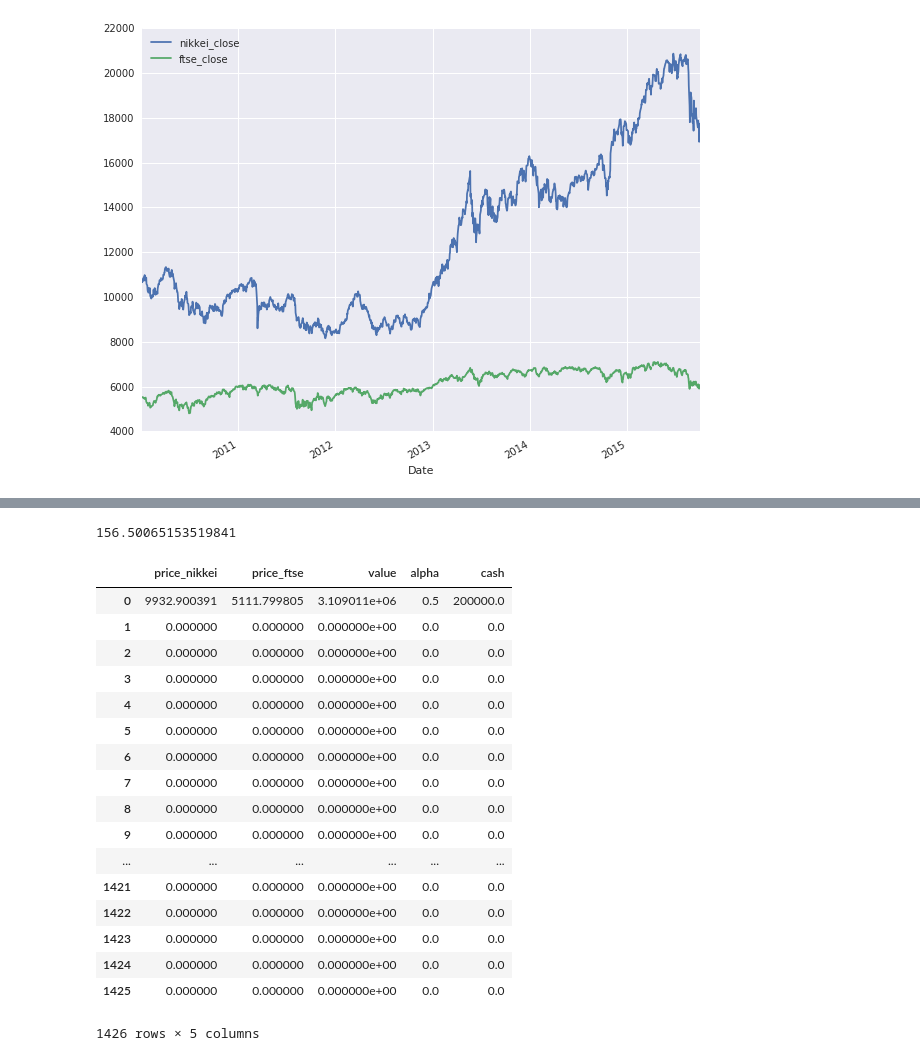
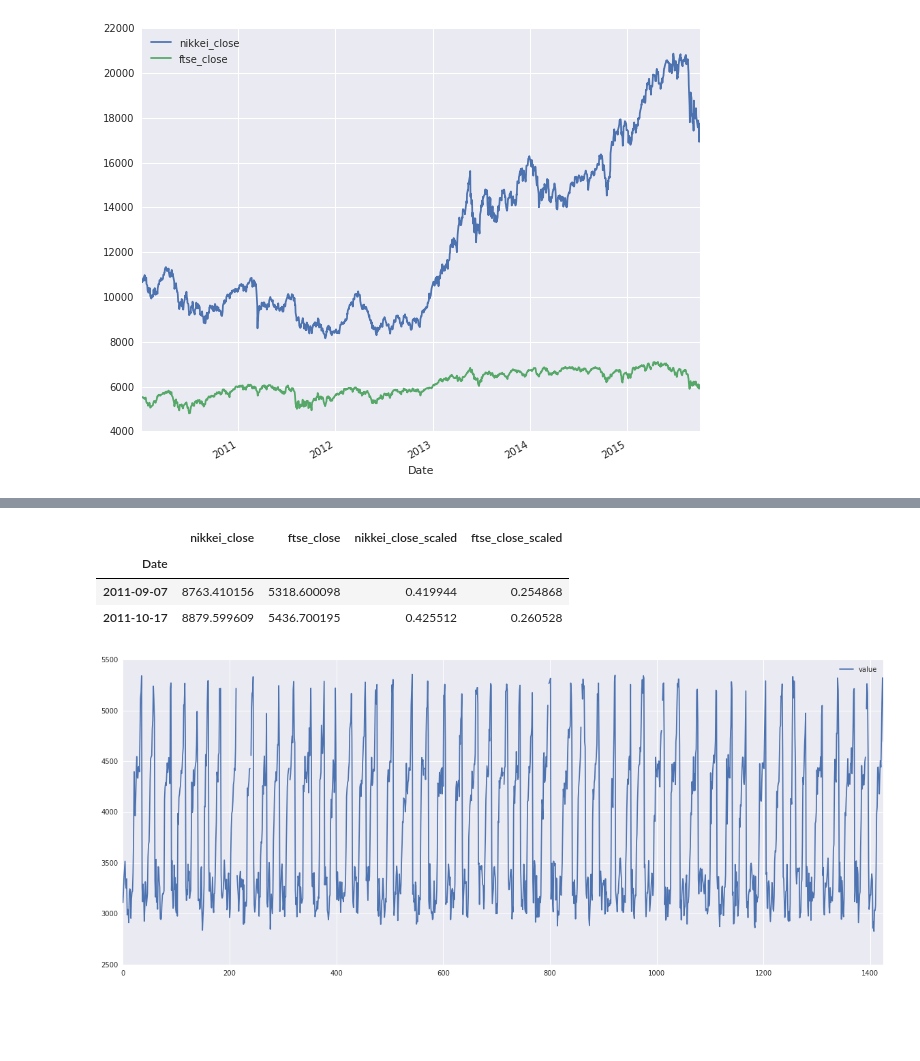
Before and after one commit to anishagarwal1990/DRL_finance, a Jupyter notebook: DRL_basic.ipynb, the cells around one changed output, grey strips where cells are left out. Drawn from its saved outputs; the diff is of its cells as text; code cells hidden in the pictures; blank space fills up the shorter version.

```diff
--- a/DRL_basic.ipynb
+++ b/DRL_basic.ipynb
@@ -133,24 +79,37 @@ def price_vector(time_lag, t):
 def current_price_nikkei(t):
   return closing_data['nikkei_close'][t]
 
+def current_price_scaled_nikkei(t):
+  return closing_data['nikkei_close_scaled'][t]
+
 def current_price_ftse(t):
   return closing_data['ftse_close'][t]
+
+def current_price_scaled_ftse(t):
+  return closing_data['ftse_close_scaled'][t]
 
 def portfolio_value(portfolio_shares, t):
   prices = [current_price_nikkei(t), current_price_ftse(t)]
   return np.inner(portfolio_shares,prices);
 
+def portfolio_value_scaled(portfolio_shares, t):
+  prices = [current_price_scaled_nikkei(t), current_price_scaled_ftse(t)]
+  return np.inner(portfolio_shares,prices);
+
 def alpha_fun(shares,t):
   alpha = shares[0]*current_price_nikkei(t)/portfolio_value(shares,t)
   return alpha
-# %%
-shares[0][0]
-# %% [output]
-156.50065153519841
+# %%
+price_vector(2,10)
+# %% [output]
+|  | nikkei_close | ftse_close | nikkei_close_scaled | ftse_close_scaled |
+| Date |  |  |  |  |
+| 2011-09-07 | 8763.410156 | 5318.600098 | 0.419944 | 0.254868 |
+| 2011-10-17 | 8879.599609 | 5436.700195 | 0.425512 | 0.260528 |
 # %%
 # Initialization
 
-initial_endowment = 10e5
+initial_endowment = 1000
 
 # initialize portfolio so to have 80% of capital invested, and alpha = 0.5
 invest = 0.8;
@@ -161,62 +120,59 @@ nikkei_0 = ftse_0*fraction_nikkei
 
 # initialize the price vector (prices)
 price_0 = price_vector(1,1)
-prices = [];
-prices.append(price_0)
-# initialize the b vector (shares)
+
+#initialize the shares held in each asset
 shares_0=[nikkei_0,ftse_0]
-shares = []
-shares.append(shares_0)
+
 
 # initialize the value vector (value)
 value_0 = portfolio_value(shares,0)
-value = []
-value.append(value_0)
+value_scaled_0 = portfolio_value_scaled(shares,0)
+
 
 # initialize the alpha vector (alpha_vec)
 alpha_0 = alpha_fun(shares_0,0)
-alpha_vec = []
-alpha_vec.append(alpha_0);
 
 # initialize the cash vector (cash)
 cash_0 = initial_endowment - invest_cash
-cash = []
-cash.append(cash_0)
 
 # initialize the state vector (state)
+# buy and hold
 
 state = pd.DataFrame()
 
 state['price_nikkei'] = np.zeros(len_series)
 state['price_ftse'] = np.zeros(len_series)
+state['portfolio_shares_nikkei'] = np.zeros(len_series)
+state['portfolio_shares_ftse'] = np.zeros(len_series)
 state['value'] = np.zeros(len_series)
+state['value_scaled'] = np.zeros(len_series)
 state['alpha'] = np.zeros(len_series)
 state['cash'] = np.zeros(len_series)
 
 state['price_nikkei'][0] = current_price_nikkei(0)
 state['price_ftse'][0] = current_price_ftse(0)
+state['portfolio_shares_nikkei'][0] = shares_0[0]
+state['portfolio_shares_ftse'][0] = shares_0[1]
 state['value'][0] = value_0
+state['value_scaled'][0] = value_scaled_0
 state['alpha'][0] = alpha_0
 state['cash'][0] = cash_0
 
 
 state
+
+for time in range(len_series):
+  state['price_nikkei'][time] = current_price_nikkei(time)
+  state['price_ftse'][time] = current_price_ftse(time)
+  state['portfolio_shares_nikkei'][time] = shares_0[0]
+  state['portfolio_shares_ftse'][time] = shares_0[1]
+  shares_t = [state['portfolio_shares_nikkei'][time],state['portfolio_shares_ftse'][time]]
+  state['value'][time] = portfolio_value(shares_t,time)
+  state['value_scaled'][time] = portfolio_value_scaled(shares_t,time)
+  state['alpha'][time] = alpha_fun(shares_t,time)
+  state['cash'][time] = cash_0
+
+_ = pd.concat([state['value']], axis = 1).plot(figsize=(20,8))
 # %% [output]
-|  | price_nikkei | price_ftse | value | alpha | cash |
-| 0 | 9932.900391 | 5111.799805 | 3.109011e+06 | 0.5 | 200000.0 |
-| 1 | 0.000000 | 0.000000 | 0.000000e+00 | 0.0 | 0.0 |
-| 2 | 0.000000 | 0.000000 | 0.000000e+00 | 0.0 | 0.0 |
-| 3 | 0.000000 | 0.000000 | 0.000000e+00 | 0.0 | 0.0 |
-| 4 | 0.000000 | 0.000000 | 0.000000e+00 | 0.0 | 0.0 |
-| 5 | 0.000000 | 0.000000 | 0.000000e+00 | 0.0 | 0.0 |
-| 6 | 0.000000 | 0.000000 | 0.000000e+00 | 0.0 | 0.0 |
-| 7 | 0.000000 | 0.000000 | 0.000000e+00 | 0.0 | 0.0 |
-| 8 | 0.000000 | 0.000000 | 0.000000e+00 | 0.0 | 0.0 |
-| 9 | 0.000000 | 0.000000 | 0.000000e+00 | 0.0 | 0.0 |
-| ... | ... | ... | ... | ... | ... |
-| 1421 | 0.000000 | 0.000000 | 0.000000e+00 | 0.0 | 0.0 |
-| 1422 | 0.000000 | 0.000000 | 0.000000e+00 | 0.0 | 0.0 |
-| 1423 | 0.000000 | 0.000000 | 0.000000e+00 | 0.0 | 0.0 |
-| 1424 | 0.000000 | 0.000000 | 0.000000e+00 | 0.0 | 0.0 |
-| 1425 | 0.000000 | 0.000000 | 0.000000e+00 | 0.0 | 0.0 |
-1426 rows × 5 columns
+[figure, added]
```
Also changed, not shown: parts of 18 cells of this notebook.
